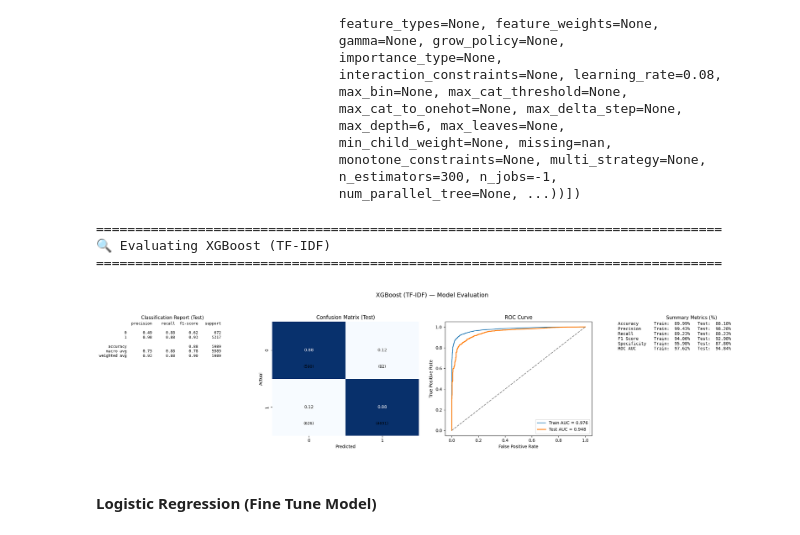
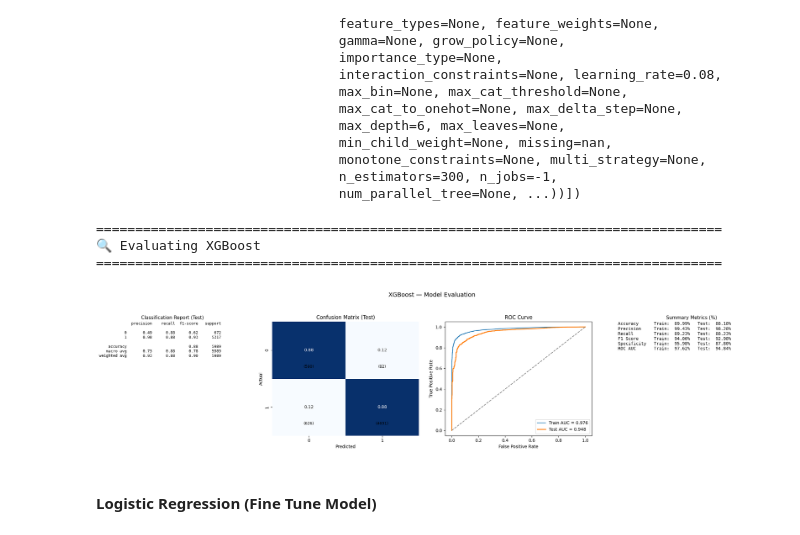
Before and after one commit to amitkmrjha/sentiment-based-recommendation-system, a Jupyter notebook: sentiment-based-recommendation-system.ipynb, the cells around one changed output. Drawn from its saved outputs; the diff is of its cells as text; code cells hidden in the pictures.

```diff
--- a/sentiment-based-recommendation-system.ipynb
+++ b/sentiment-based-recommendation-system.ipynb
@@ -1015,27 +1015,27 @@ Pipeline(steps=[('tfidf',
                                n_estimators=300, n_jobs=-1,
                                num_parallel_tree=None, ...))])
 # %%
-xgb_model_name = "XGBoost (TF-IDF)"
+xgb_model_name = "XGBoost"
 print("\n" + "=" * 80)
 print(f"🔍 Evaluating {xgb_model_name}")
 print("=" * 80)
 
 metrics_xgb = evaluate_train_test_performance(
     model=xgb_pipeline,
     X_train=X_train,
     y_train=y_train_enc,
     X_test=X_test,
     y_test=y_test_enc,
     positive_label=1,                 # 🔑 numeric
     model_name=xgb_model_name
 )
 
-all_model_metrics["XGBoost base"] = metrics_xgb
+all_model_metrics["xgb_model_name"] = metrics_xgb
 # %% [output]
 ================================================================================
-🔍 Evaluating XGBoost (TF-IDF)
+🔍 Evaluating XGBoost
 ================================================================================
-[figure, old version]
+[figure, new version]
 # %% [markdown]
 #### Logistic Regression (Fine Tune Model)
 # %%
```
Also changed, not shown: parts of 36 cells of this notebook.
